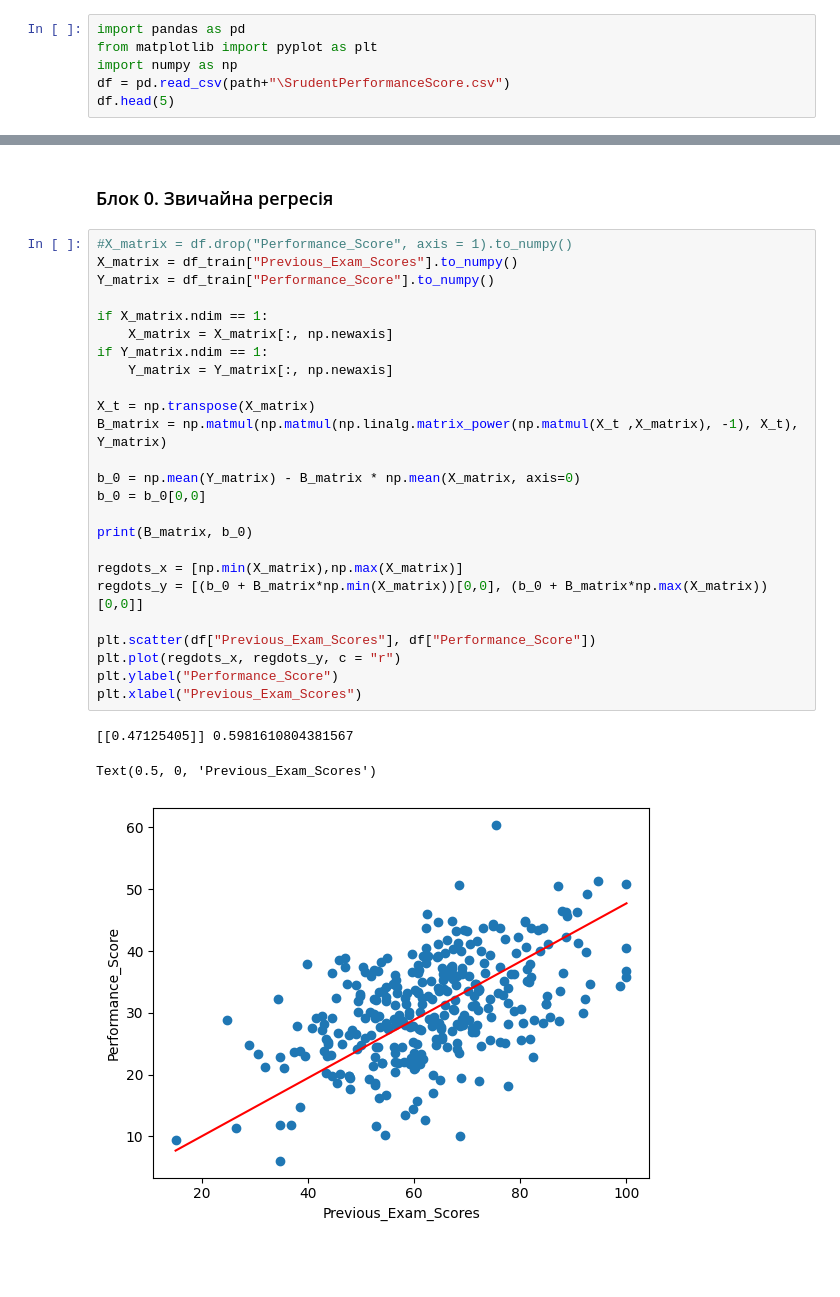
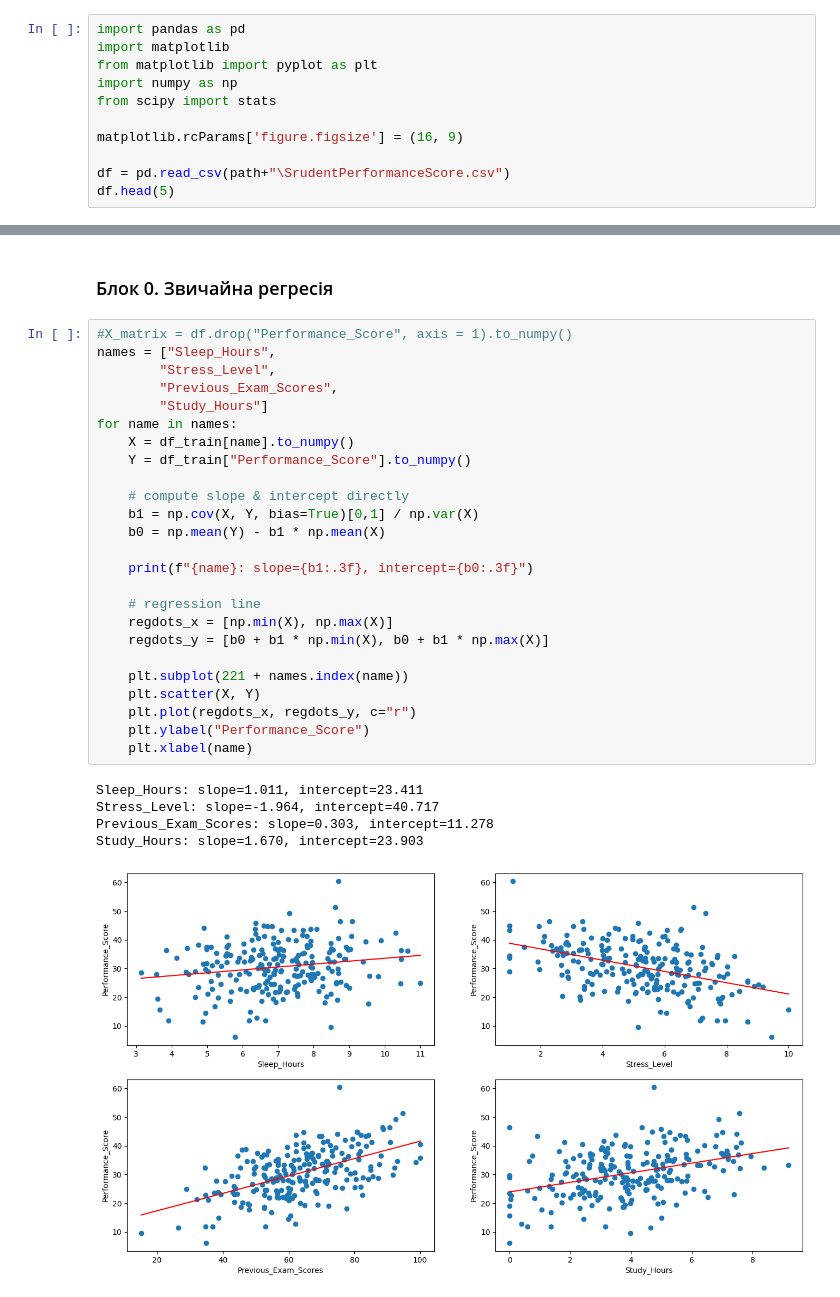
Before and after one commit to MINIAProgramStudio/ML_methods, a Jupyter notebook: Lab_1/lab1.ipynb, the cells around one changed output, grey strips where cells are left out. Cells and saved outputs as stored; diff of their text form; blank space fills up the shorter version.

```diff
--- a/Lab_1/lab1.ipynb
+++ b/Lab_1/lab1.ipynb
@@ -70,8 +90,13 @@ print("Path to dataset files:", path)
 Path to dataset files: C:\Users\misha\.cache\kagglehub\datasets\mustafamaher2520\student-performance-data\versions\1
 # %%
 import pandas as pd
+import matplotlib
 from matplotlib import pyplot as plt
 import numpy as np
+from scipy import stats
+
+matplotlib.rcParams['figure.figsize'] = (16, 9)
+
 df = pd.read_csv(path+"\SrudentPerformanceScore.csv")
 df.head(5)
 # %% [output]
@@ -228,30 +249,32 @@ df_test = df[int(len(df)*0.7):]
 ### Блок 0. Звичайна регресія
 # %%
 #X_matrix = df.drop("Performance_Score", axis = 1).to_numpy()
-X_matrix = df_train["Previous_Exam_Scores"].to_numpy()
-Y_matrix = df_train["Performance_Score"].to_numpy()
+names = ["Sleep_Hours",
+        "Stress_Level",
+        "Previous_Exam_Scores",
+        "Study_Hours"]
+for name in names:
+    X = df_train[name].to_numpy()
+    Y = df_train["Performance_Score"].to_numpy()
 
-if X_matrix.ndim == 1:
-    X_matrix = X_matrix[:, np.newaxis]
-if Y_matrix.ndim == 1:
-    Y_matrix = Y_matrix[:, np.newaxis]
+    # compute slope & intercept directly
+    b1 = np.cov(X, Y, bias=True)[0,1] / np.var(X)
+    b0 = np.mean(Y) - b1 * np.mean(X)
 
-X_t = np.transpose(X_matrix)
-B_matrix = np.matmul(np.matmul(np.linalg.matrix_power(np.matmul(X_t ,X_matrix), -1), X_t), Y_matrix)
+    print(f"{name}: slope={b1:.3f}, intercept={b0:.3f}")
 
-b_0 = np.mean(Y_matrix) - B_matrix * np.mean(X_matrix, axis=0)
-b_0 = b_0[0,0]
+    # regression line
+    regdots_x = [np.min(X), np.max(X)]
+    regdots_y = [b0 + b1 * np.min(X), b0 + b1 * np.max(X)]
 
-print(B_matrix, b_0)
-
-regdots_x = [np.min(X_matrix),np.max(X_matrix)]
-regdots_y = [(b_0 + B_matrix*np.min(X_matrix))[0,0], (b_0 + B_matrix*np.max(X_matrix))[0,0]]
-
-plt.scatter(df["Previous_Exam_Scores"], df["Performance_Score"])
-plt.plot(regdots_x, regdots_y, c = "r")
-plt.ylabel("Performance_Score")
-plt.xlabel("Previous_Exam_Scores")
+    plt.subplot(221 + names.index(name))
+    plt.scatter(X, Y)
+    plt.plot(regdots_x, regdots_y, c="r")
+    plt.ylabel("Performance_Score")
+    plt.xlabel(name)
 # %% [output]
-[[0.47125405]] 0.5981610804381567
+Sleep_Hours: slope=1.011, intercept=23.411
+Stress_Level: slope=-1.964, intercept=40.717
+Previous_Exam_Scores: slope=0.303, intercept=11.278
+Study_Hours: slope=1.670, intercept=23.903
-Text(0.5, 0, 'Previous_Exam_Scores')
-[figure, old version]
+[figure, new version]
```
Also changed, not shown: parts of 9 cells of this notebook.
